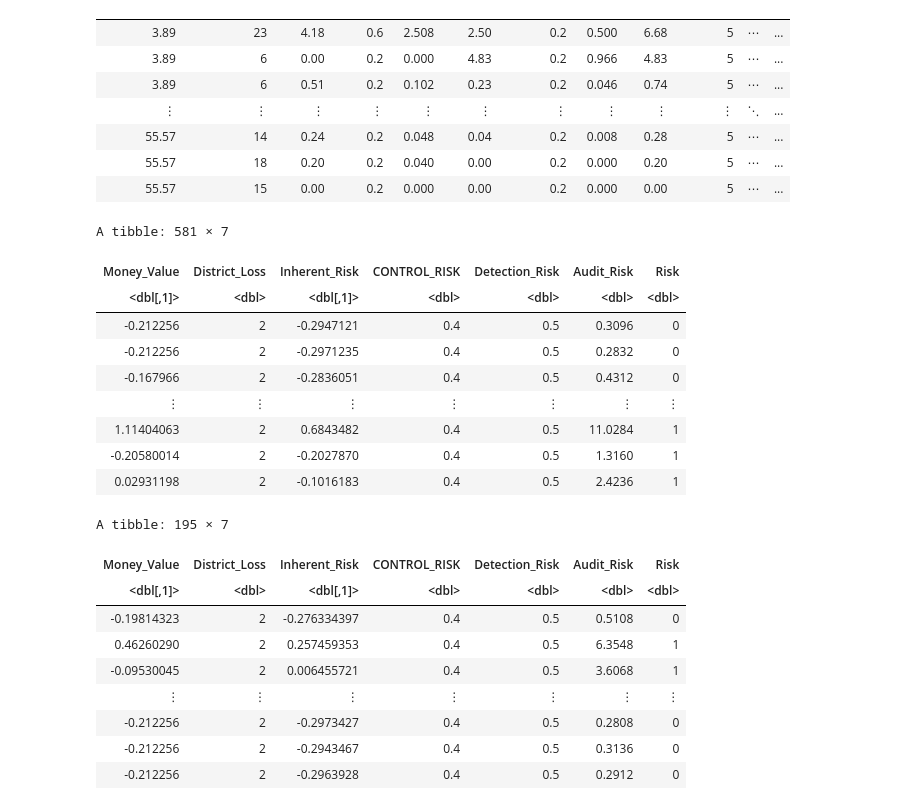
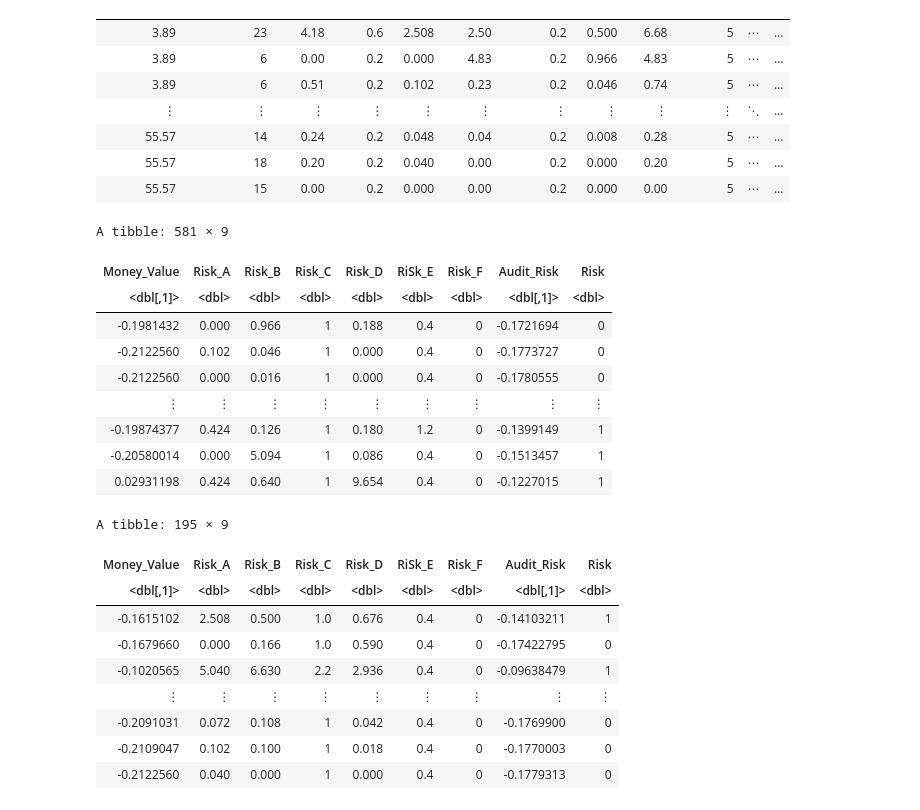
Before and after one commit to Leoliuubc/dsci-100-project-group43, a Jupyter notebook: group_proposal.ipynb, the cells around one changed output. Drawn from its saved outputs; the diff is of its cells as text; code cells hidden in the pictures.

```diff
--- a/group_proposal.ipynb
+++ b/group_proposal.ipynb
@@ -72,38 +72,37 @@ A spec_tbl_df: 776 × 27
 | 55.57 | 15 | 0.00 | 0.2 | 0.000 | 0.00 | 0.2 | 0.000 | 0.00 | 5 | ⋯ | ... |
 # %%
 risk_data <- audit_risk |>
-                select(Money_Value,District_Loss,contains("Risk")) |>
-                select(-contains("Risk_"))
+                select(Money_Value,contains("Risk_"),Audit_Risk,Risk)
 
 risk_data_scaled <- risk_data |>
-                            mutate(Inherent_Risk = scale(Inherent_Risk, center = TRUE),
+                            mutate(Audit_Risk = scale(Audit_Risk, center = TRUE),
                             Money_Value = scale(Money_Value, center = TRUE))
 
 risk_data_split <- initial_split(risk_data_scaled, prop = 0.75, strata = Risk)
 risk_data_train <- training(risk_data_split)
 risk_data_test <- testing(risk_data_split)
 risk_data_train
 risk_data_test
 # %% [output]
-A tibble: 581 × 7
+A tibble: 581 × 9
-| Money_Value | District_Loss | Inherent_Risk | CONTROL_RISK | Detection_Risk | Audit_Risk | Risk |
-| <dbl[,1]> | <dbl> | <dbl[,1]> | <dbl> | <dbl> | <dbl> | <dbl> |
-| -0.212256 | 2 | -0.2947121 | 0.4 | 0.5 | 0.3096 | 0 |
-| -0.212256 | 2 | -0.2971235 | 0.4 | 0.5 | 0.2832 | 0 |
-| -0.167966 | 2 | -0.2836051 | 0.4 | 0.5 | 0.4312 | 0 |
-| ⋮ | ⋮ | ⋮ | ⋮ | ⋮ | ⋮ | ⋮ |
-| 1.11404063 | 2 | 0.6843482 | 0.4 | 0.5 | 11.0284 | 1 |
-| -0.20580014 | 2 | -0.2027870 | 0.4 | 0.5 | 1.3160 | 1 |
-| 0.02931198 | 2 | -0.1016183 | 0.4 | 0.5 | 2.4236 | 1 |
+| Money_Value | Risk_A | Risk_B | Risk_C | Risk_D | RiSk_E | Risk_F | Audit_Risk | Risk |
+| <dbl[,1]> | <dbl> | <dbl> | <dbl> | <dbl> | <dbl> | <dbl> | <dbl[,1]> | <dbl> |
+| -0.1981432 | 0.000 | 0.966 | 1 | 0.188 | 0.4 | 0 | -0.1721694 | 0 |
+| -0.2122560 | 0.102 | 0.046 | 1 | 0.000 | 0.4 | 0 | -0.1773727 | 0 |
+| -0.2122560 | 0.000 | 0.016 | 1 | 0.000 | 0.4 | 0 | -0.1780555 | 0 |
+| ⋮ | ⋮ | ⋮ | ⋮ | ⋮ | ⋮ | ⋮ | ⋮ | ⋮ |
+| -0.19874377 | 0.424 | 0.126 | 1 | 0.180 | 1.2 | 0 | -0.1399149 | 1 |
+| -0.20580014 | 0.000 | 5.094 | 1 | 0.086 | 0.4 | 0 | -0.1513457 | 1 |
+| 0.02931198 | 0.424 | 0.640 | 1 | 9.654 | 0.4 | 0 | -0.1227015 | 1 |
-A tibble: 195 × 7
+A tibble: 195 × 9
-| Money_Value | District_Loss | Inherent_Risk | CONTROL_RISK | Detection_Risk | Audit_Risk | Risk |
-| <dbl[,1]> | <dbl> | <dbl[,1]> | <dbl> | <dbl> | <dbl> | <dbl> |
-| -0.19814323 | 2 | -0.276334397 | 0.4 | 0.5 | 0.5108 | 0 |
-| 0.46260290 | 2 | 0.257459353 | 0.4 | 0.5 | 6.3548 | 1 |
-| -0.09530045 | 2 | 0.006455721 | 0.4 | 0.5 | 3.6068 | 1 |
-| ⋮ | ⋮ | ⋮ | ⋮ | ⋮ | ⋮ | ⋮ |
-| -0.212256 | 2 | -0.2973427 | 0.4 | 0.5 | 0.2808 | 0 |
-| -0.212256 | 2 | -0.2943467 | 0.4 | 0.5 | 0.3136 | 0 |
-| -0.212256 | 2 | -0.2963928 | 0.4 | 0.5 | 0.2912 | 0 |
+| Money_Value | Risk_A | Risk_B | Risk_C | Risk_D | RiSk_E | Risk_F | Audit_Risk | Risk |
+| <dbl[,1]> | <dbl> | <dbl> | <dbl> | <dbl> | <dbl> | <dbl> | <dbl[,1]> | <dbl> |
+| -0.1615102 | 2.508 | 0.500 | 1.0 | 0.676 | 0.4 | 0 | -0.14103211 | 1 |
+| -0.1679660 | 0.000 | 0.166 | 1.0 | 0.590 | 0.4 | 0 | -0.17422795 | 0 |
+| -0.1020565 | 5.040 | 6.630 | 2.2 | 2.936 | 0.4 | 0 | -0.09638479 | 1 |
+| ⋮ | ⋮ | ⋮ | ⋮ | ⋮ | ⋮ | ⋮ | ⋮ | ⋮ |
+| -0.2091031 | 0.072 | 0.108 | 1 | 0.042 | 0.4 | 0 | -0.1769900 | 0 |
+| -0.2109047 | 0.102 | 0.100 | 1 | 0.018 | 0.4 | 0 | -0.1770003 | 0 |
+| -0.2122560 | 0.040 | 0.000 | 1 | 0.000 | 0.4 | 0 | -0.1779313 | 0 |
 # %%
 risk_plot <- risk_data_train |>
```
Also changed, not shown: parts of 1 cell of this notebook.
